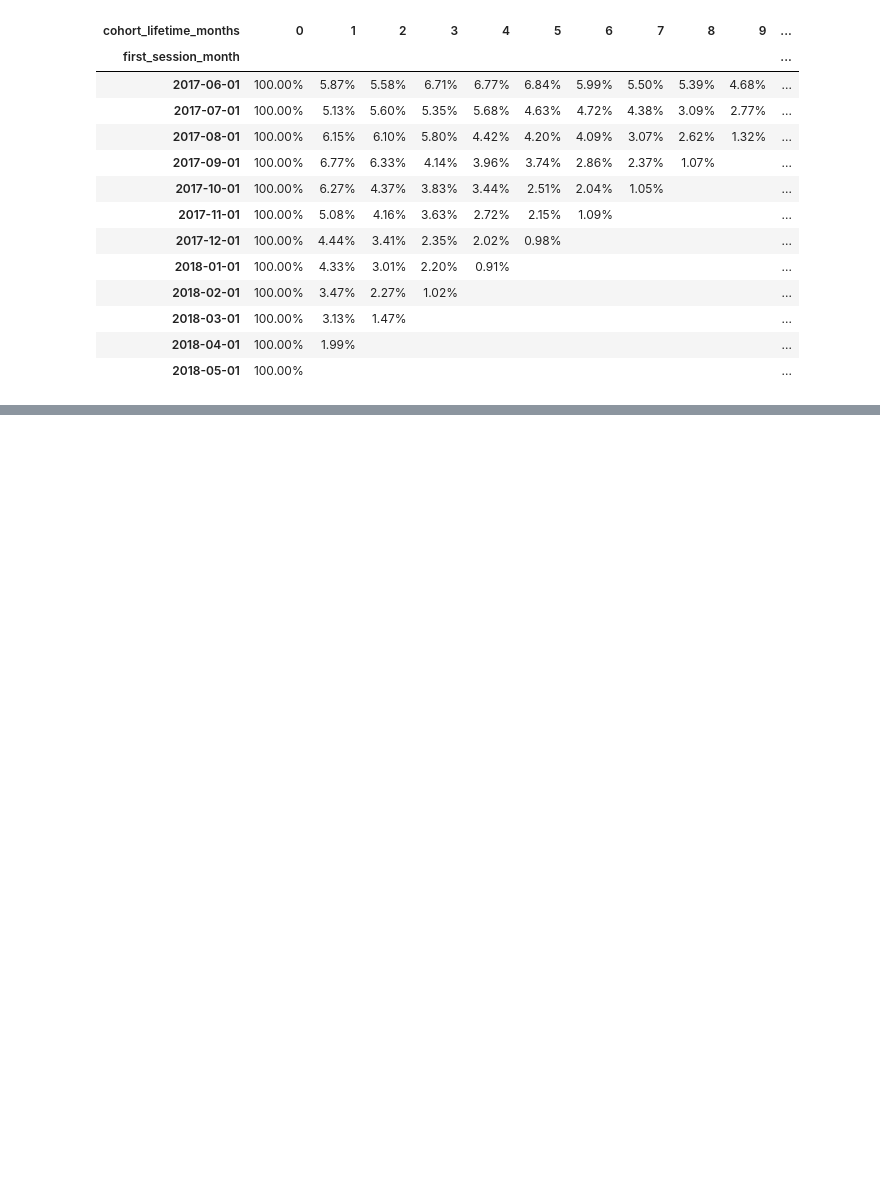
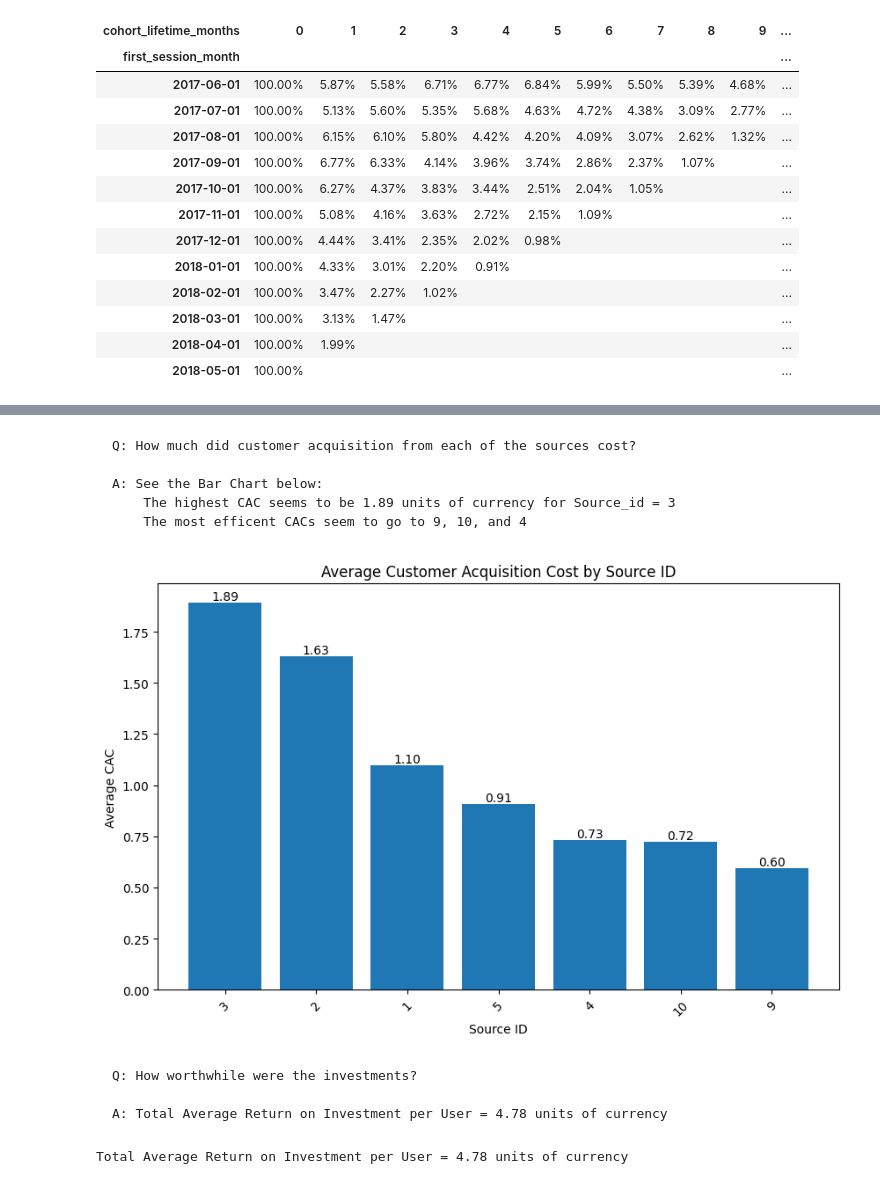
Before and after one commit to Malokingi/yandex_afisha_marketing_report, a Jupyter notebook: report.ipynb, the cells around one changed output, grey strips where cells are left out. Cells and saved outputs as stored; diff of their text form; code cells hidden in the pictures; blank space fills up the shorter version.

````diff
--- a/report.ipynb
+++ b/report.ipynb
@@ -567,3 +600,11 @@ plt.show()
+# %% [markdown]
+```
+Q: How much did customer acquisition from each of the sources cost?
+
+A: See the Bar Chart below:
+    The highest CAC seems to be 1.89 units of currency for Source_id = 3
+    The most efficent CACs seem to go to 9, 10, and 4
+```
 # %%
 sourcely_users = (
     v_df.groupby(['source_id'])
@@ -587,9 +625,19 @@ cac_report['cac'] = cac_report['costs'] / cac_report['n_users']
 # %%
+# Sort the dataframe by average CAC in descending order
+cac_report_sorted = cac_report.sort_values('cac', ascending=False)
+
 # Plotting the average CAC
 plt.figure(figsize=(10, 6))
-plt.bar(cac_report['source_id'], cac_report['cac'])
+plt.bar(cac_report_sorted['source_id'], cac_report_sorted['cac'])
 plt.xlabel('Source ID')
 plt.ylabel('Average CAC')
 plt.title('Average Customer Acquisition Cost by Source ID')
 plt.xticks(rotation=45)
+
+# Add the value to each bar as text
+for i, value in enumerate(cac_report_sorted['cac']):
+    plt.text(i, value, f'{value:.2f}', ha='center', va='bottom')
+
 plt.show()
+# %% [output]
+[figure, added]
@@ -614,0 +644,23 @@ print('roi =', roi[0])
+# %% [markdown]
+```
+Q: How worthwhile were the investments?
+
+A: Total Average Return on Investment per User = 4.78 units of currency
+```
+# %%
+# Find the average lifetime value using our table from earlier
+avg_ltv_per_user = total_ltv_data.agg({'profit':'mean'})
+
+# Count the total number of unique users
+total_n_users = v_df.agg({'uid': 'nunique'})
+
+# Find the average Acquision cost per user
+average_cac_per_user = total_costs[0] / total_n_users[0]
+
+# Calculate Return on Investment
+roi = avg_ltv_per_user / average_cac_per_user
+
+# print('roi =', roi)
+print(f"Total Average Return on Investment per User = {float(roi):.2f} units of currency")
+# %% [output]
+Total Average Return on Investment per User = 4.78 units of currency
````
Also changed, not shown: parts of 39 cells of this notebook, 1 other file.
